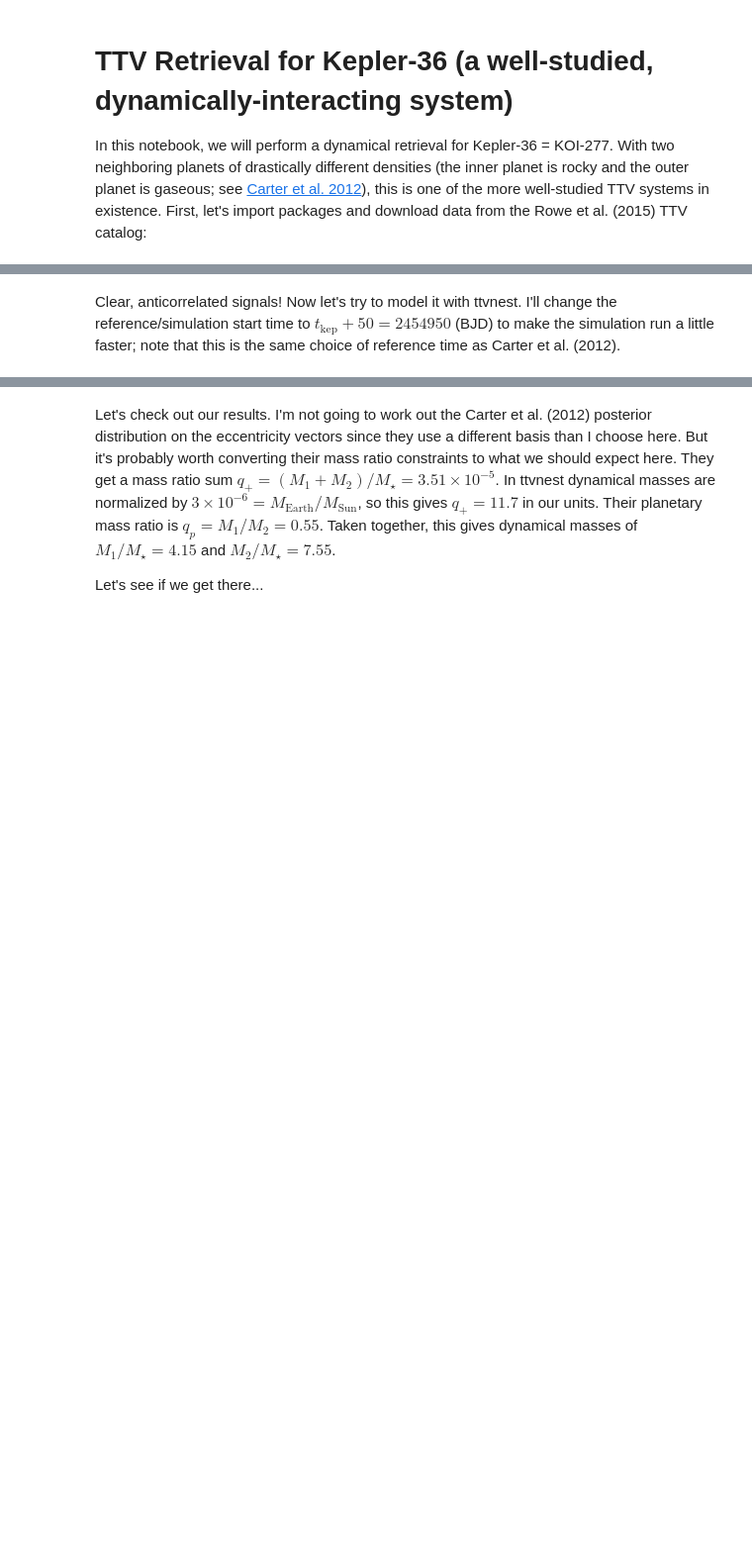
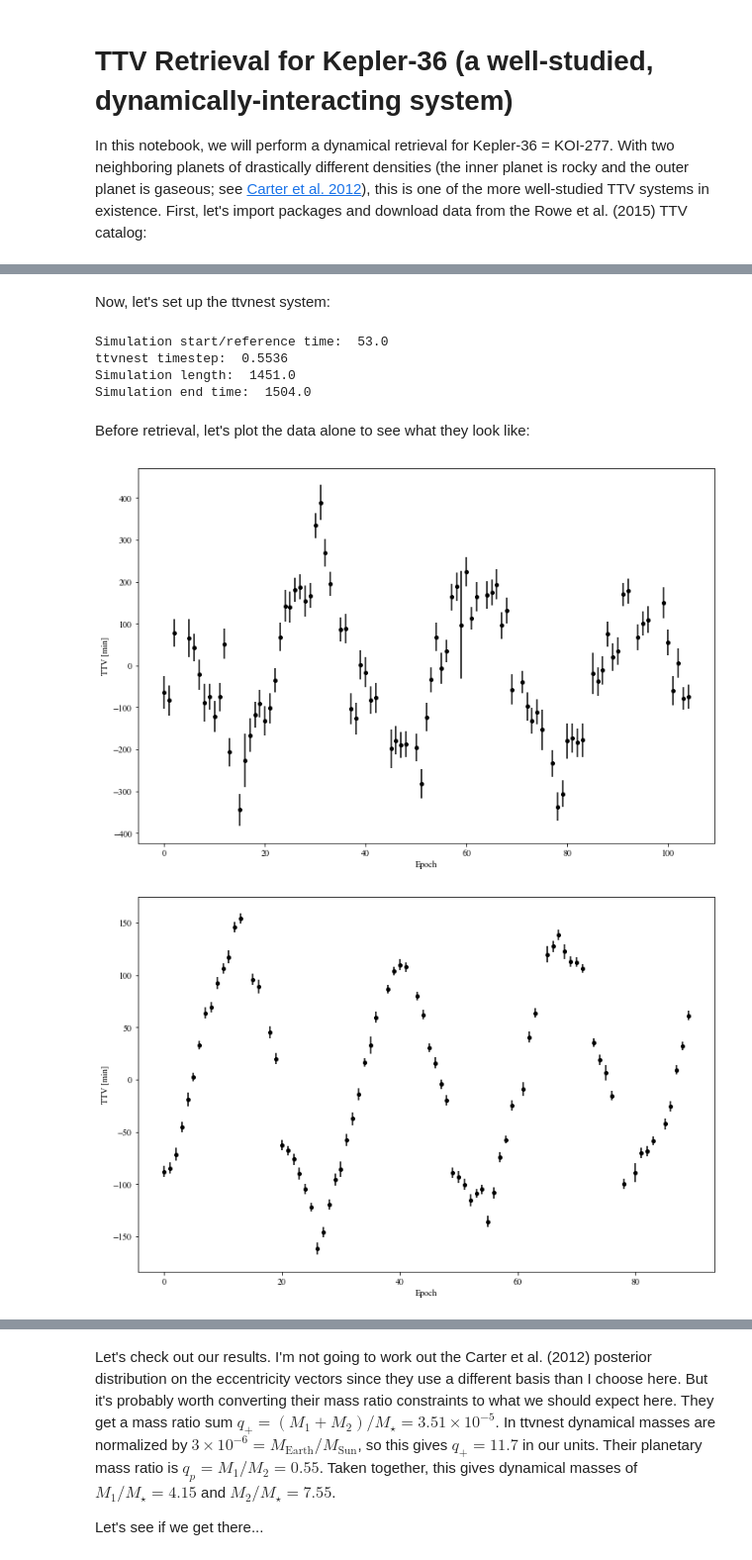
Before and after one commit to astroshrey/ttvnest, a Jupyter notebook: examples/kepler-36/kepler-36.ipynb, the cells around one changed output, grey strips where cells are left out. Shown: that part at 99% size. Cells and saved outputs as stored; diff of their text form; code cells hidden in the pictures; blank space fills up the shorter version.

```diff
--- a/examples/kepler-36/kepler-36.ipynb
+++ b/examples/kepler-36/kepler-36.ipynb
@@ -24,13 +16,24 @@ Data retrieved!
-# %% [markdown]
-Clear, anticorrelated signals! Now let's try to model it with ttvnest. I'll change the reference/simulation start time to $t_\mathrm{kep} + 50 = 2454950$ (BJD) to make the simulation run a little faster; note that this is the same choice of reference time as Carter et al. (2012).
+# %% [markdown]
+Now, let's set up the ttvnest system:
 # %%
-data -= 50
-kepler36_b = ttvnest.TTVPlanet(data[1], errs[1], epochs[1], mass_prior = ('Uniform', 0, 30.),
-                     period_prior = ('Normal', 13.84, 0.01),
-                     t0_prior = ('Normal', data[1][0] - epochs[1][0]*13.84, errs[1][0]))
+kepler36_b = ttvnest.TTVPlanet(data[1], errs[1], epochs[1], mass_prior = ('Uniform', 0, 100.),
+                               period_prior = ('Normal', 13.84, 0.01)
+                              )
 
-kepler36_c = ttvnest.TTVPlanet(data[0], errs[0], epochs[0], mass_prior = ('Uniform', 0, 30.),
-                     period_prior = ('Normal', 16.23, 0.01),
-                     t0_prior = ('Normal', data[0][0] - epochs[0][0]*16.23, errs[0][0]))
+kepler36_c = ttvnest.TTVPlanet(data[0], errs[0], epochs[0], mass_prior = ('Uniform', 0, 100.),
+                               period_prior = ('Normal', 16.23, 0.01)
+                              )
 
-kepler36 = ttvnest.TTVSystem(kepler36_b, kepler36_c, start_time = ttvnest.constants.tkep + 50, sim_length = 1460)
+kepler36 = ttvnest.TTVSystem(kepler36_b, kepler36_c)
+# %% [output]
+Simulation start/reference time:  53.0
+ttvnest timestep:  0.5536
+Simulation length:  1451.0
+Simulation end time:  1504.0
+# %% [markdown]
+Before retrieval, let's plot the data alone to see what they look like:
+# %%
+ttvnest.plot_utils.plot_ttv_data(kepler36)
+# %% [output]
+[figure, added]
+[figure, added]
```
Also changed, not shown: parts of 8 cells of this notebook, 17 other files.
